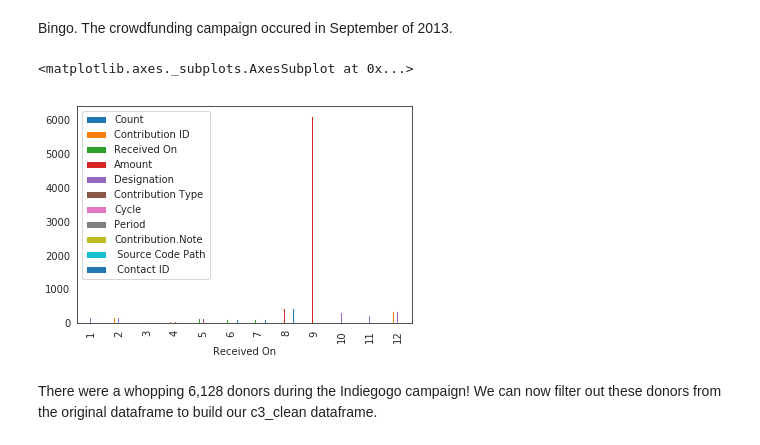
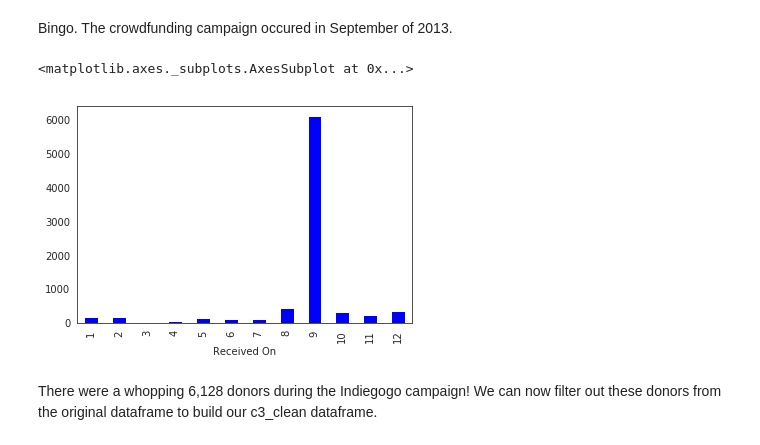
Before and after one commit to thebbennett/data-science-for-nonprofits, a Jupyter notebook: Historical Donor Data Cleaning.ipynb, the cells around one changed output. Cells and saved outputs as stored; diff of their text form; code cells hidden in the pictures.

```diff
--- a/Historical Donor Data Cleaning.ipynb
+++ b/Historical Donor Data Cleaning.ipynb
@@ -162,10 +162,10 @@ donors_2013 = c3_clean[c3_clean['Received On'].apply(lambda x: x.year == 2013)]
 # %% [markdown]
 Bingo. The crowdfunding campaign occured in September of 2013.
 # %%
-donors_2013.groupby(donors_2013["Received On"].dt.month).count().plot(kind="bar")
+donors_2013.groupby(donors_2013["Received On"].dt.month).Amount.count().plot(kind="bar", color = 'blue')
 # %% [output]
 <matplotlib.axes._subplots.AxesSubplot at 0x...>
-[figure, old version]
+[figure, new version]
 # %% [markdown]
 There were a whopping 6,128 donors during the Indiegogo campaign! We can now filter out these donors from the original dataframe to build our c3_clean dataframe.
 # %%
```
Also changed, not shown: parts of 51 cells of this notebook, 1 other file.
